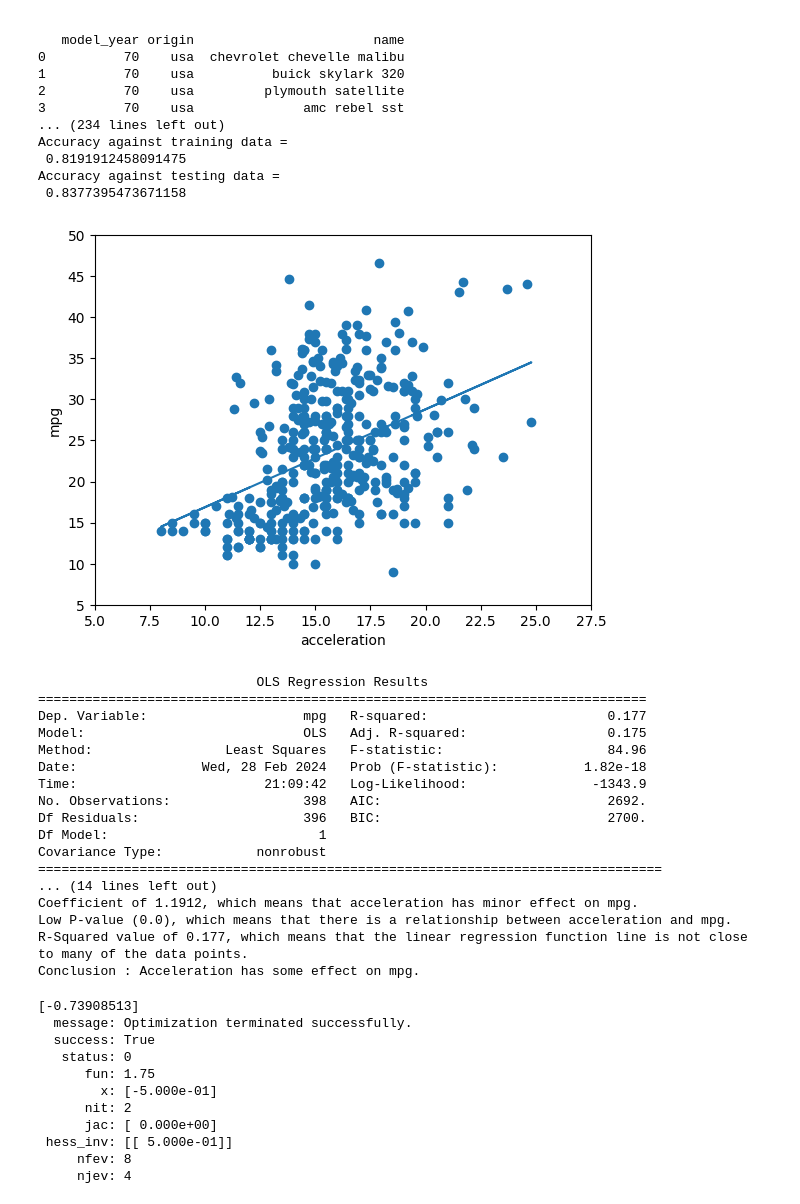
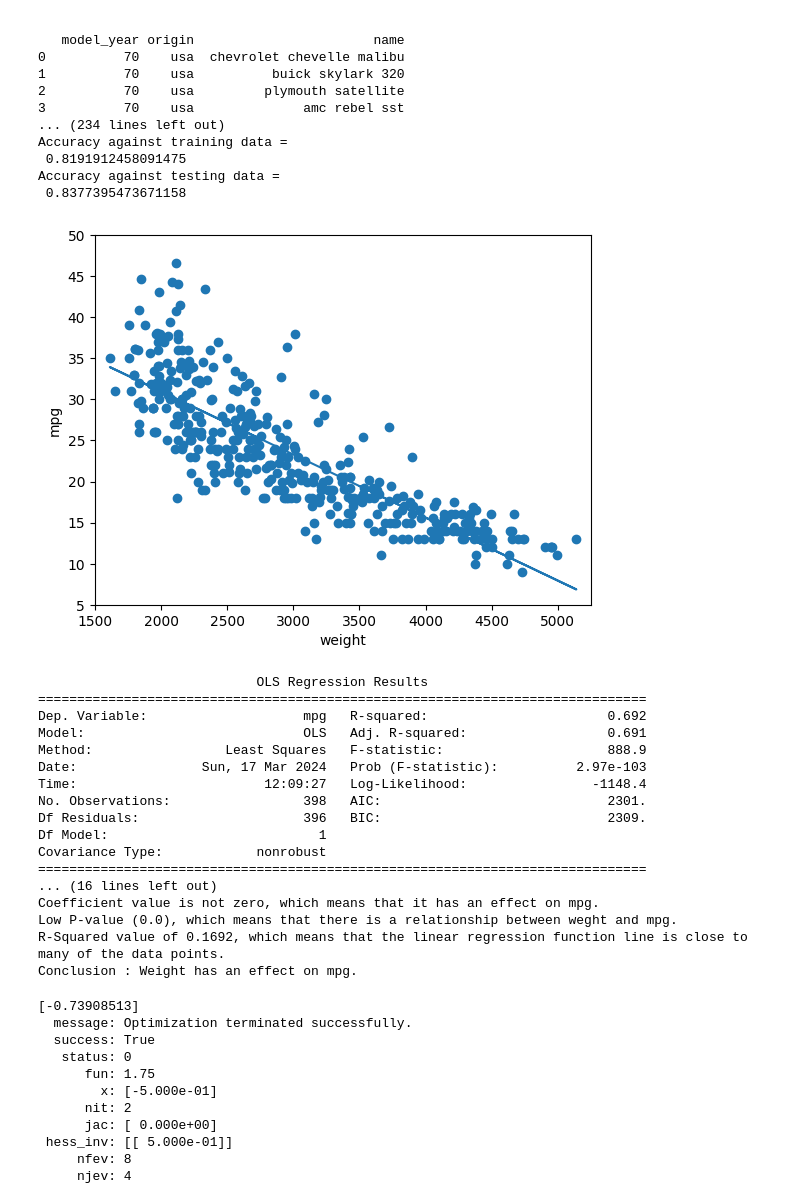
Before and after one commit to Yankyyyy/Data-Science-Practice-Repo, a Jupyter notebook: Scikit-learnNotes.ipynb, the cells around one changed output. Cells and saved outputs as stored; diff of their text form; code cells hidden in the pictures.

```diff
--- a/Scikit-learnNotes.ipynb
+++ b/Scikit-learnNotes.ipynb
@@ -110,57 +110,57 @@ Accuracy against testing data =
 import pandas as pd
 import matplotlib.pyplot as plt
 from scipy import stats
 import statsmodels.formula.api as smf
 
 df = pd.read_csv('auto_mpg.csv', header=0, sep=",")
 
-x = df["acceleration"]
+x = df["weight"]
 y = df ["mpg"]
 
 slope, intercept, r, p, std_err = stats.linregress(x, y)
 
 def myfunc(x):
  return slope * x + intercept
 
 mymodel = list(map(myfunc, x))
 
 plt.scatter(x, y)
 plt.plot(x, slope * x + intercept)
 plt.ylim(ymin=5, ymax=50)
-plt.xlim(xmin=5, xmax=27.5)
-plt.xlabel("acceleration")
+plt.xlim(xmin=1500, xmax=5250)
+plt.xlabel("weight")
 plt.ylabel ("mpg")
 plt.show()
 
-model = smf.ols('mpg ~ acceleration', data = df)
+model = smf.ols('mpg ~ weight', data = df)
 results = model.fit()
 print(results.summary())
 
-print("Summary the linear regression function with acceleration as explanatory variable: \nCoefficient of 1.1912, which means that acceleration has minor effect on mpg.\nLow P-value (0.0), which means that there is a relationship between acceleration and mpg.\nR-Squared value of 0.177, which means that the linear regression function line is not close to many of the data points.")
-print("Conclusion : Acceleration has some effect on mpg.")
+print("Summary the linear regression function with weight as explanatory variable: \nCoefficient value is not zero, which means that it has an effect on mpg.\nLow P-value (0.0), which means that there is a relationship between weght and mpg.\nR-Squared value of 0.1692, which means that the linear regression function line is close to many of the data points.")
+print("Conclusion : Weight has an effect on mpg.")
 #A high Coefficient value means it has an effect on dependent variable.
 #A high P-value (> 0.05) means that we cannot conclude that the explanatory variable affects the dependent variable.
 #A high R-Squared value means that many data points are close to the linear regression function line.
 #A low R-Squared value means that the linear regression function line does not fit the data well.
 # %% [output]
-[figure, old version]
+[figure, new version]
                             OLS Regression Results
 ==============================================================================
-Dep. Variable:                    mpg   R-squared:                       0.177
-Model:                            OLS   Adj. R-squared:                  0.175
-Method:                 Least Squares   F-statistic:                     84.96
-Date:                Wed, 28 Feb 2024   Prob (F-statistic):           1.82e-18
-Time:                        21:09:42   Log-Likelihood:                -1343.9
-No. Observations:                 398   AIC:                             2692.
-Df Residuals:                     396   BIC:                             2700.
+Dep. Variable:                    mpg   R-squared:                       0.692
+Model:                            OLS   Adj. R-squared:                  0.691
+Method:                 Least Squares   F-statistic:                     888.9
+Date:                Sun, 17 Mar 2024   Prob (F-statistic):          2.97e-103
+Time:                        12:09:27   Log-Likelihood:                -1148.4
+No. Observations:                 398   AIC:                             2301.
+Df Residuals:                     396   BIC:                             2309.
 Df Model:                           1
 Covariance Type:            nonrobust
-================================================================================
-... (14 lines left out)
-Coefficient of 1.1912, which means that acceleration has minor effect on mpg.
-Low P-value (0.0), which means that there is a relationship between acceleration and mpg.
-R-Squared value of 0.177, which means that the linear regression function line is not close to many of the data points.
-Conclusion : Acceleration has some effect on mpg.
+==============================================================================
+... (16 lines left out)
+Coefficient value is not zero, which means that it has an effect on mpg.
+Low P-value (0.0), which means that there is a relationship between weght and mpg.
+R-Squared value of 0.1692, which means that the linear regression function line is close to many of the data points.
+Conclusion : Weight has an effect on mpg.
 # %%
 from scipy.optimize import root
 from scipy.optimize import minimize
```
Also changed, not shown: parts of 2 cells of this notebook, 2 other files.
